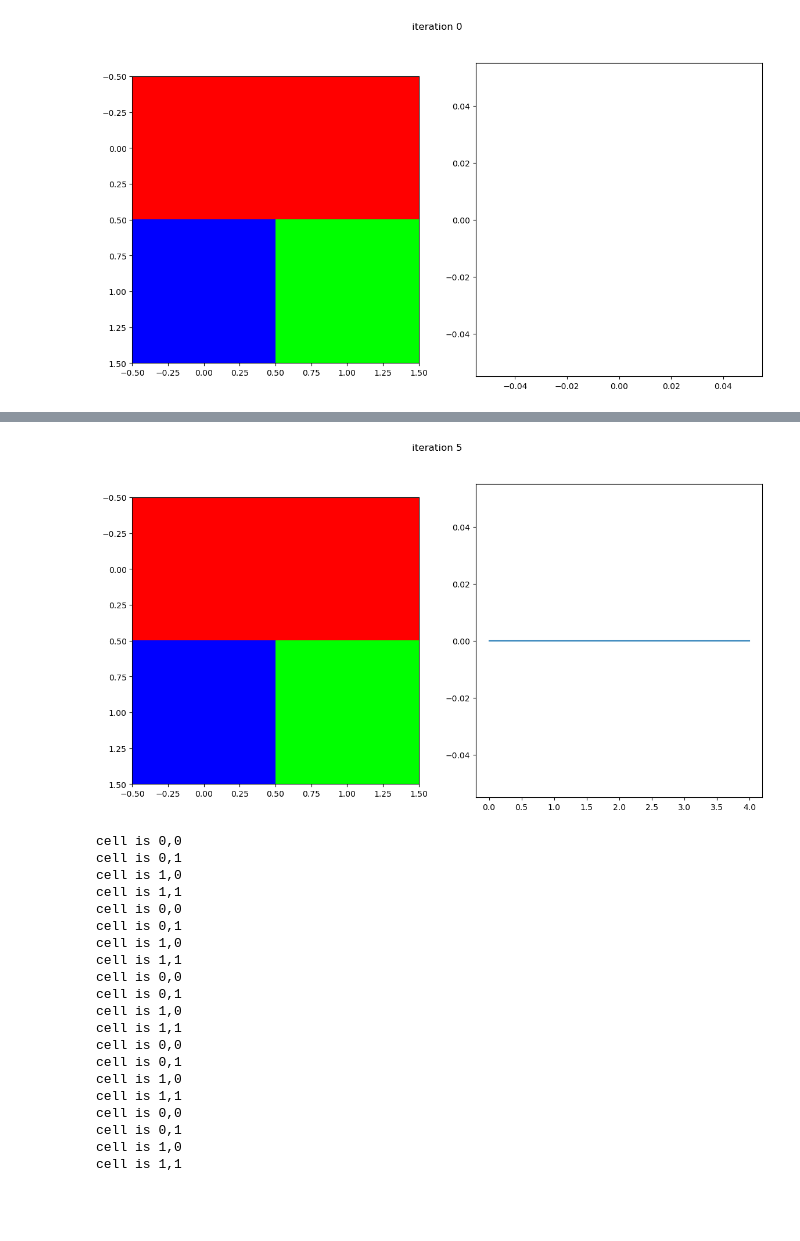
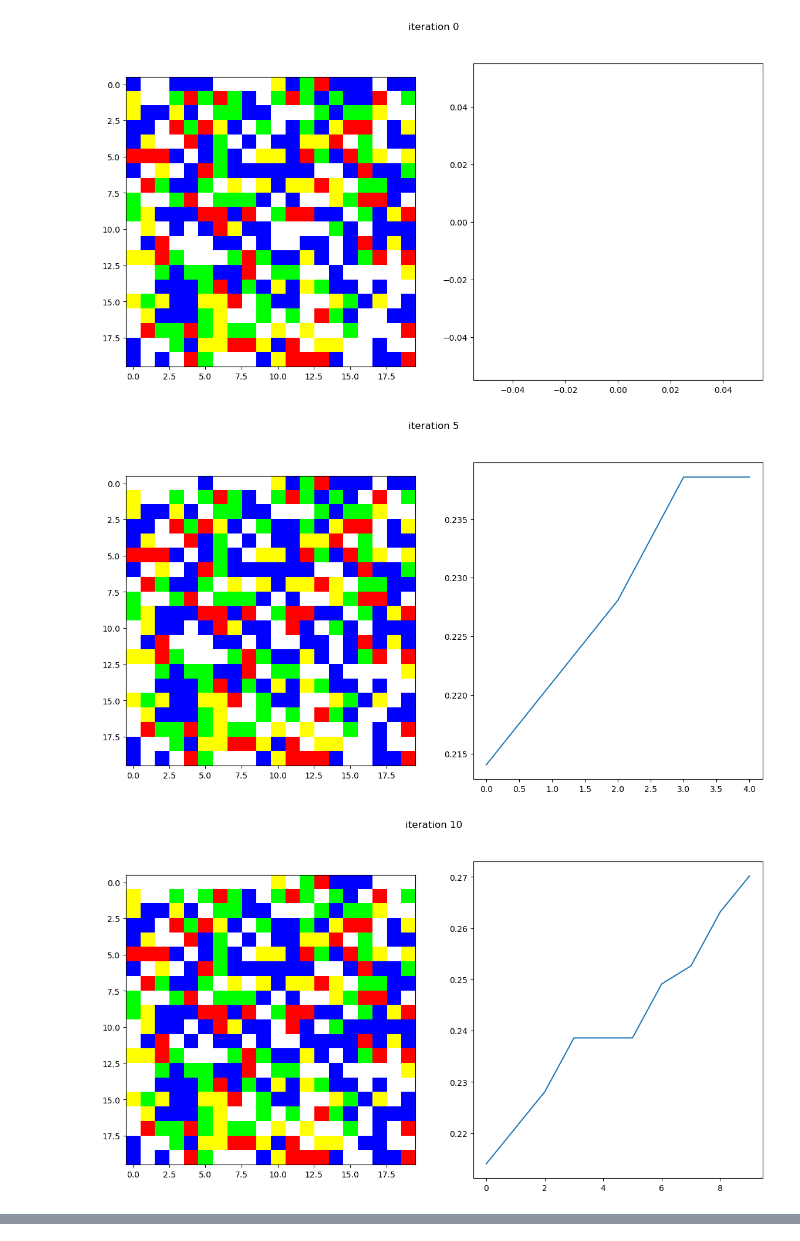
Before and after one commit to marobinette/ModelingComplexSystems, a Jupyter notebook: week7/schelling.ipynb, the cells around one changed output, grey strips where cells are left out. Saved outputs shown, nothing was run; the diff lists cells and outputs as text; code cells hidden in the pictures; blank space fills up the shorter version.

```diff
--- a/week7/schelling.ipynb
+++ b/week7/schelling.ipynb
@@ -6,18 +6,19 @@ from IPython import display
 from time import sleep
 
 # Parameters
-N1, N2 = 2, 2
+N1, N2 = 20, 20
 # Controls how many cells are occupied (vs empty) when initializing the grid.
-probability = 0.8
+probability = 0.7
 # Controls how many cells of type 1 (blue) are in the grid.
-ratio = 0.5
+ratio = 0.4
 # Controls how much the grandma affects the happiness of the other agents.
 grandma_affect = 0.10
 # Controls how much the drummer affects the happiness of the other agents.
-drummer_affect = 0.01
+drummer_affect = 0.05
 neighborhood = np.zeros((N1, N2), dtype=int)
 # Controls the threshold for happiness.
 happiness_threshold = 0.5
+# if true, the drummer and granny will not move
 make_drummer_and_granny_static = True
 
 # Site percolation
@@ -26,8 +27,8 @@ def initialize_schelling_grid(neighborhood, probability, ratio):
     active = []
     N1 = neighborhood.shape[0]
     N2 = neighborhood.shape[1]
-    for i in range(N1): #for cell in every row
-        for j in range(N2): #and every column
+    for i in range(N1): # row
+        for j in range(N2): # column
             die = random.uniform(0, 1)
             if die < probability:
               die_type = random.uniform(0, 1)
@@ -35,7 +36,9 @@ def initialize_schelling_grid(neighborhood, probability, ratio):
                 neighborhood[(i,j)] = 1
                 active.append((i,j))
               else:
-                neighborhood[(i,j)] = np.random.randint(2, 5) # 3 = Sweet Grandma that bakes everyone cookies 4 = Drummer that plays loud, late, early, and sucks
+                # 3 = Sweet Grandma that bakes everyone cookies
+                # 4 = Drummer that plays loud, late, early, and sucks
+                neighborhood[(i,j)] = np.random.randint(2, 5)
                 active.append((i,j))
             else:
               neighborhood[(i,j)] = 0
@@ -44,7 +47,8 @@ def initialize_schelling_grid(neighborhood, probability, ratio):
 
     return neighborhood, empty, active
 
-neighborhood, empty, active = initialize_schelling_grid(neighborhood, probability, ratio)
+
+neighborhood, empty, active = initialize_schelling_grid(neighborhood, probability, ratio) # create the grid
 
 def check_happiness(neighborhood, i, j, agent_type=None):
     if agent_type is None:
@@ -54,11 +58,10 @@ def check_happiness(neighborhood, i, j, agent_type=None):
 
     # Can't check happiness for empty cells
     if current_type == 0:
-        return 0
+        return False
 
     N1, N2 = neighborhood.shape
 
-    # Get all valid neighbors
     neighbors = []
 
     # Define the 8 possible neighbor directions (including diagonals)
@@ -69,10 +72,13 @@ def check_happiness(neighborhood, i, j, agent_type=None):
     ]
 
     for di, dj in directions:
-        ni, nj = i + di, j + dj
+        neighbor_i = i + di
+        neighbor_j = j + dj
         # Check if neighbor is within bounds
-        if 0 <= ni < N1 and 0 <= nj < N2:
-            neighbors.append(neighborhood[ni, nj])
+        # Is the neighbor's row index between 0 (inclusive) and N1 (exclusive)?
+        # AND Is the neighbor's column index between 0 (inclusive) and N2 (exclusive)?
+        if 0 <= neighbor_i < N1 and 0 <= neighbor_j < N2:
+            neighbors.append(neighborhood[neighbor_i, neighbor_j])
 
     # Count neighbors of the same type (excluding empty cells)
     # How do we want to do this? - Question for Jackson and team
@@ -93,7 +99,7 @@ def check_happiness(neighborhood, i, j, agent_type=None):
 
     # Handle edge case of no neighbors
     if non_empty_neighbors == 0:
-        return 1
+        return True
 
     current_happiness = same_type / non_empty_neighbors
     if contains_sweet_grandma:
@@ -118,11 +124,10 @@ def run_schelling(neighborhood, empty, active):
         happiness = check_happiness(neighborhood, i, j)
 
         if not happiness and len(empty) > 0:
-            # Agent is unhappy - try to move
             empty_idx = random.randint(0, len(empty) - 1)
             potential_i, potential_j = empty[empty_idx]
 
-            # Check what happiness would be at the new location
+            # Check to see what happiness would be at the new location
             # (passing agent_type since that cell is currently empty)
             potential_happiness = check_happiness(neighborhood, potential_i, potential_j, agent_type)
 
@@ -132,16 +137,15 @@ def run_schelling(neighborhood, empty, active):
                 neighborhood[potential_i, potential_j] = agent_type
                 neighborhood[i, j] = 0  # Mark old location as empty
 
-                # Update lists
+                # Update empty and active lists
                 empty.pop(empty_idx)  # Remove new location from empty
                 empty.append((i, j))  # Add old location to empty
                 active.remove(cell)   # Remove old location from active
                 active.append((potential_i, potential_j))  # Add new location to active
-                #print(f'Old location is {i},{j}')
-                #print(f'New location is {potential_i},{potential_j}')
                 break # currently only moves one unhappy agent per run of run_schelling
     return neighborhood, empty, active
 
+# Visualization
 # You can visualize as animation or iteration by iteration
 happiness_history = []
 
@@ -198,31 +202,33 @@ happiness_history = []
 def visualize_grid_and_happiness(neighborhood, iteration=0):
     fig, (ax1, ax2) = plt.subplots(1, 2, figsize=(14, 7))
     colors = np.zeros((*neighborhood.shape, 3))
     colors[neighborhood == 0] = [1, 1, 1]  # White
     colors[neighborhood == 1] = [0, 0, 1]  # Blue
     colors[neighborhood == 2] = [1, 0, 0]  # Red
     colors[neighborhood == 3] = [0, 1, 0]  # Green = Granny
     colors[neighborhood == 4] = [1, 1, 0]  # Yellow = Drummer
 
     ax1.imshow(colors, interpolation='nearest')
     fig.suptitle(f'iteration {iteration}')
     ax2.plot(happiness_history)
     plt.show()
 
 visualize_grid_and_happiness(neighborhood, 0)
 for iteration in range(200):
     total_happiness = []
     neighborhood, empty, active = run_schelling(neighborhood, empty, active)
     for cell in active:
         happiness_cell = cell
         total_happiness.append(check_happiness(neighborhood, happiness_cell[0], happiness_cell[1]))
     happiness_ratio = total_happiness.count(True) / len(total_happiness)
     happiness_history.append(happiness_ratio)
     if happiness_ratio == 1:
         visualize_grid_and_happiness(neighborhood, iteration)
         print(f'Finished running in {iteration} moves')
         break
     if iteration % 5 == 4:  # Show every 5th iteration
         visualize_grid_and_happiness(neighborhood, iteration + 1)
 # %% [output]
-[figure, old version]
+[figure, new version]
+[figure, new version]
+[figure, new version]
@@ -249,21 +244,0 @@ cell is 1,1
-[figure, old version]
-cell is 0,0
-cell is 0,1
-cell is 1,0
-cell is 1,1
-cell is 0,0
-cell is 0,1
-cell is 1,0
-cell is 1,1
-cell is 0,0
-cell is 0,1
-cell is 1,0
-cell is 1,1
-cell is 0,0
-cell is 0,1
-cell is 1,0
-cell is 1,1
-cell is 0,0
-cell is 0,1
-cell is 1,0
-cell is 1,1
```
Also changed, not shown: parts of 1 cell of this notebook.
